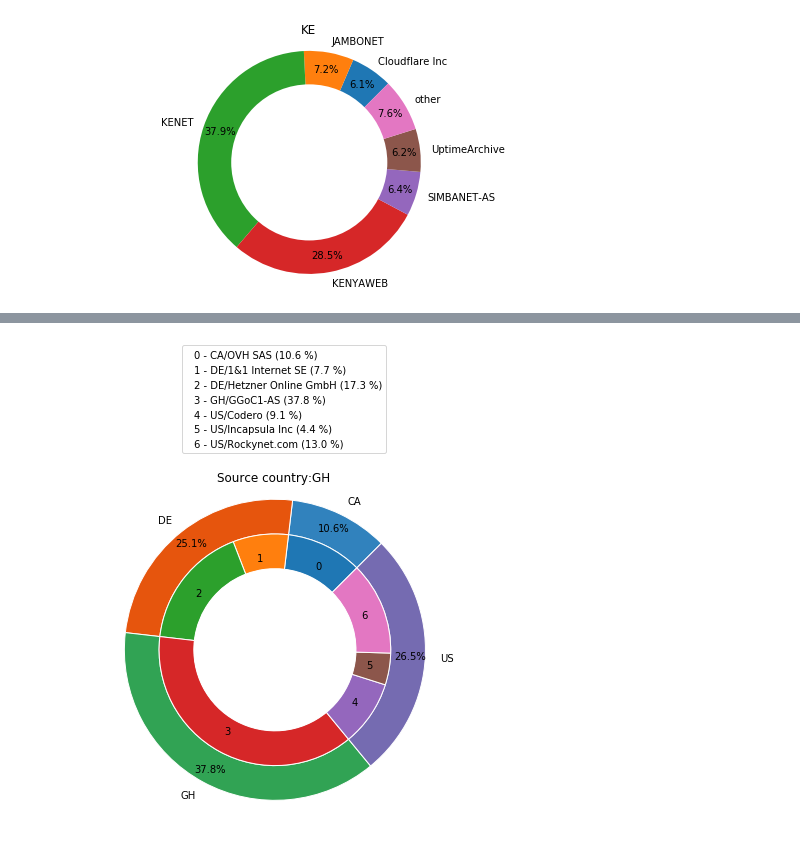
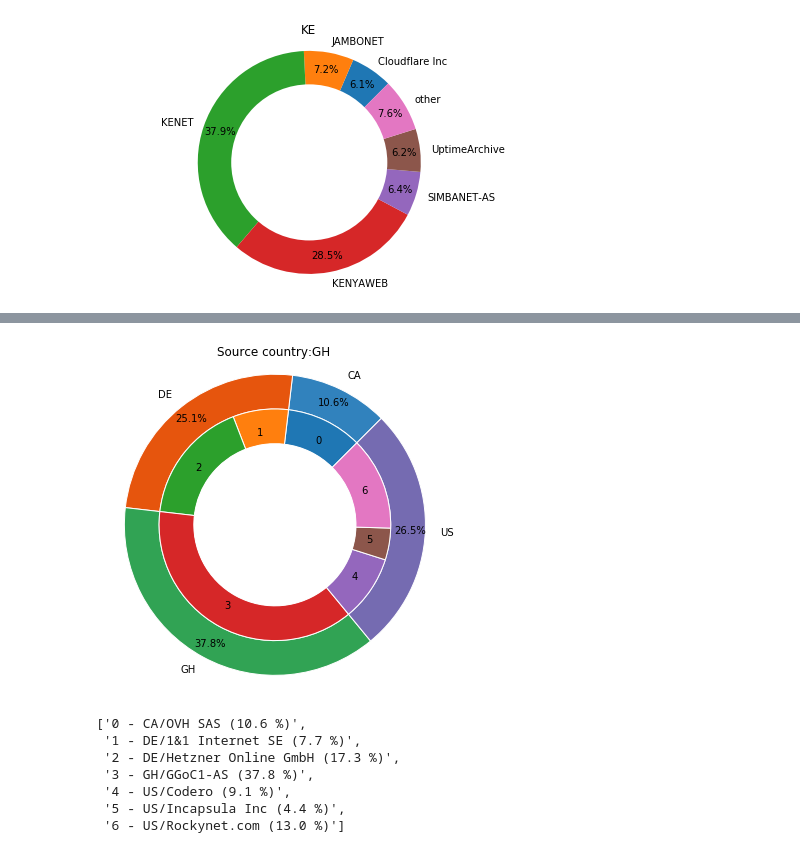
Before and after one commit to AFRINIC-Labs/cloud-computing, a Jupyter notebook: Cloud-computing.ipynb, the cells around one changed output, grey strips where cells are left out. Saved outputs shown, nothing was run; the diff lists cells and outputs as text; code cells hidden in the pictures.

```diff
--- a/Cloud-computing.ipynb
+++ b/Cloud-computing.ipynb
@@ -549,36 +580,47 @@ subgroup_names = df_by_cc_host['hostCo'].values
 subgroup_size = df_by_cc_host['percentage'].values
 
 fig, ax2 = plt.subplots(figsize=(6,6))
 
 cmap = plt.get_cmap("tab20c")
 outer_colors = cmap(np.arange(len(group_names))*4)
 
 plt.pie(group_size, radius=1.3,
         labels=group_names, autopct='%1.1f%%', startangle=45, pctdistance=0.9, colors=outer_colors,
            wedgeprops=dict(width=0.3, edgecolor='w'))
 
 plt.pie(subgroup_size, radius=1.3-0.3,
         labels=subgroup_labels, labeldistance=0.8, startangle=45, pctdistance=0.85,
            wedgeprops=dict(width=0.3, edgecolor='w'))
 
 
 #draw circle
 centre_circle = plt.Circle((0,0),0.70,fc='white')
 fig = plt.gcf()
 fig.gca().add_artist(centre_circle)
 
 # Equal aspect ratio ensures that pie is drawn as a circle
 ax2.axis('equal')
 ax2.set_title("Source country:" + cc)
 
-plt.legend(handlelength=0,  bbox_to_anchor=(0.85,1.45),
-           labels=['%s - %s/%s (%1.1f %%)' % (m, cc, l, s) for m, cc, l, s in zip(subgroup_labels, subgroup_cc, subgroup_names, subgroup_size)])
+#plt.legend(handlelength=0,  bbox_to_anchor=(0.85,1.45),
+           #labels=['%s - %s/%s (%1.1f %%)' % (m, cc, l, s) for m, cc, l, s in zip(subgroup_labels, subgroup_cc, subgroup_names, subgroup_size)])
 
 #plt.tight_layout()
 plt.savefig("data/plots/pie_chart_" + cc + "_hosting_providers.svg")
 plt.show()
+
+labels=['%s - %s/%s (%1.1f %%)' % (m, cc, l, s)
+        for m, cc, l, s in zip(subgroup_labels, subgroup_cc, subgroup_names, subgroup_size)]
+labels
 # %% [output]
-[figure, old version]
+[figure, new version]
+['0 - CA/OVH SAS (10.6 %)',
+ '1 - DE/1&1 Internet SE (7.7 %)',
+ '2 - DE/Hetzner Online GmbH (17.3 %)',
+ '3 - GH/GGoC1-AS (37.8 %)',
+ '4 - US/Codero (9.1 %)',
+ '5 - US/Incapsula Inc (4.4 %)',
+ '6 - US/Rockynet.com (13.0 %)']
 # %%
 cc='NG'
 
```
Also changed, not shown: parts of 4 cells of this notebook, 11 other files.
